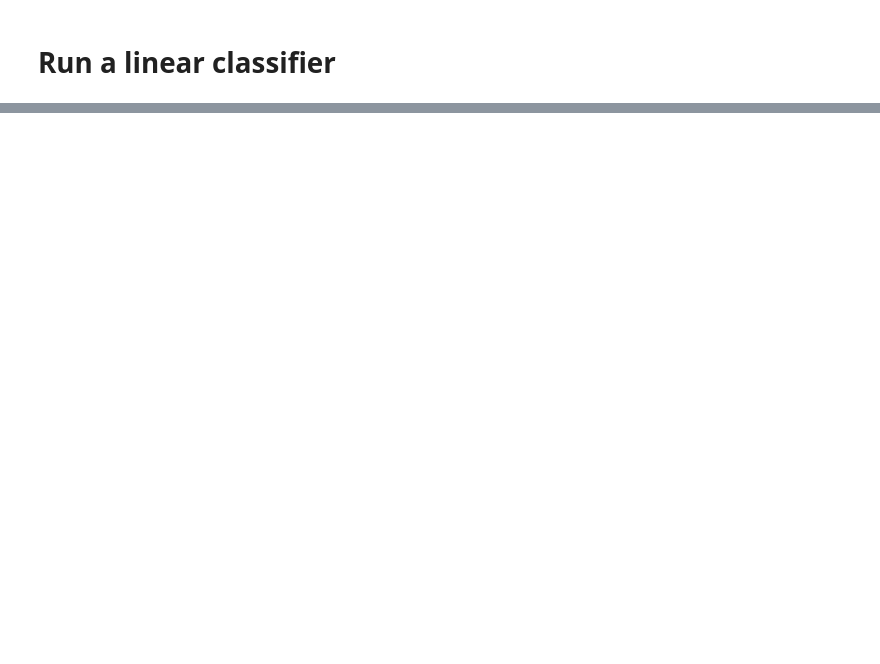
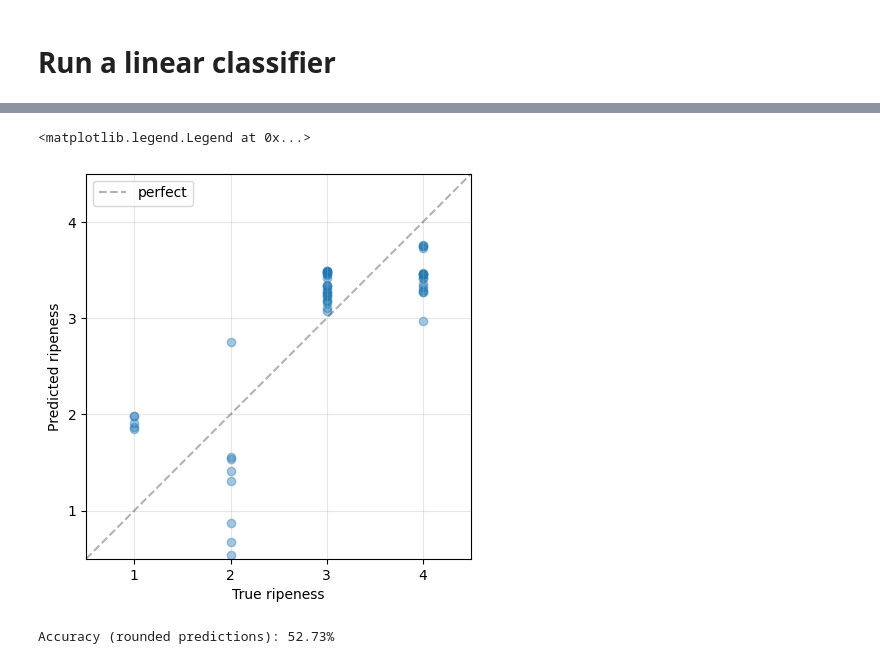
Before and after one commit to stootoon/lucia-natural-odour-stats, a Jupyter notebook: sechellia-demo.ipynb, the cells around one changed output, grey strips where cells are left out. Drawn from its saved outputs; the diff is of its cells as text; code cells hidden in the pictures; blank space fills up the shorter version.

```diff
--- a/sechellia-demo.ipynb
+++ b/sechellia-demo.ipynb
@@ -227,0 +267,14 @@ Gap (replicate leakage):   1.362
+# %%
+y_pred = cross_val_predict(
+    model,
+    X, y,
+    groups=groups,
+    cv=results["logo"]["split"],
+)
+pred_df = pd.DataFrame({
+    'Sample': groups,
+    'true': y,
+    'pred': y_pred,
+    'error': y_pred - y,
+})
+print(pred_df.head())
@@ -227,0 +311,24 @@ Gap (replicate leakage):   1.362
+# %%
+fig, ax = plt.subplots(figsize=(5, 5))
+ax.scatter(y, y_pred, alpha=0.4)
+lims = [y.min() - 0.5, y.max() + 0.5]
+ax.plot(lims, lims, 'k--', alpha=0.3, label='perfect')
+# Set the x and y ticks at 1 - 4 and put a grid
+ax.set_xticks(range(1,5))
+ax.set_yticks(range(1,5))
+ax.grid(True, alpha=0.3)
+ax.set_xlabel('True ripeness')
+ax.set_ylabel('Predicted ripeness')
+ax.set_xlim(lims); ax.set_ylim(lims)
+ax.set_aspect('equal')
+ax.legend()
+# %% [output]
+<matplotlib.legend.Legend at 0x...>
+[figure, added]
+# %%
+# Convert the predicted scores to the nearest integer between 1 and 4 and compute the accuracy
+y_pred_rounded = np.clip(np.round(y_pred), 1, 4)
+accuracy = (y_pred_rounded == y).mean()
+print(f"Accuracy (rounded predictions): {accuracy:.2%}")
+# %% [output]
+Accuracy (rounded predictions): 52.73%
```
Also changed, not shown: parts of 6 cells of this notebook.
